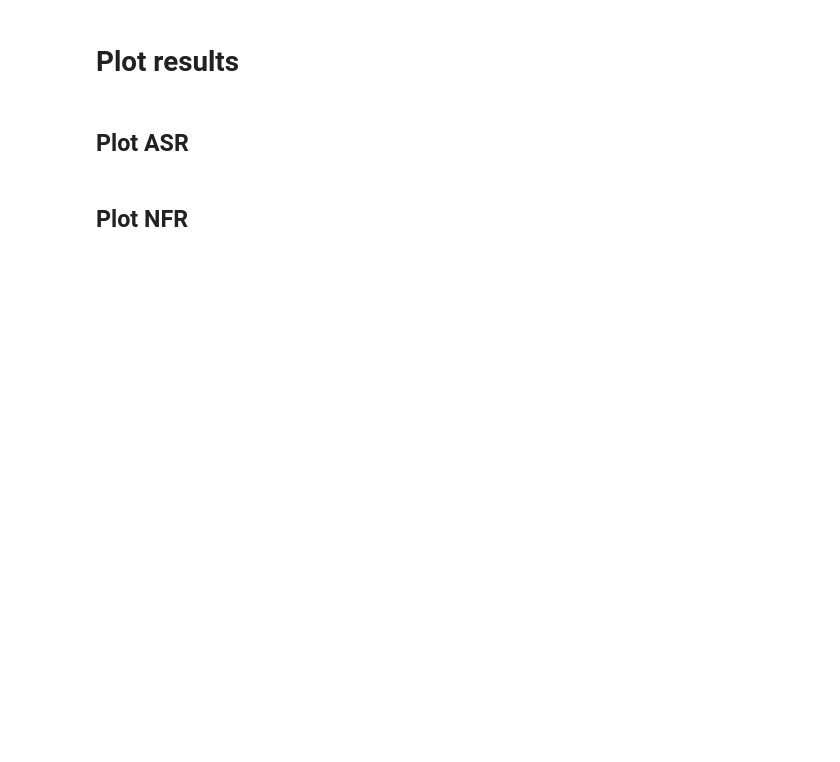
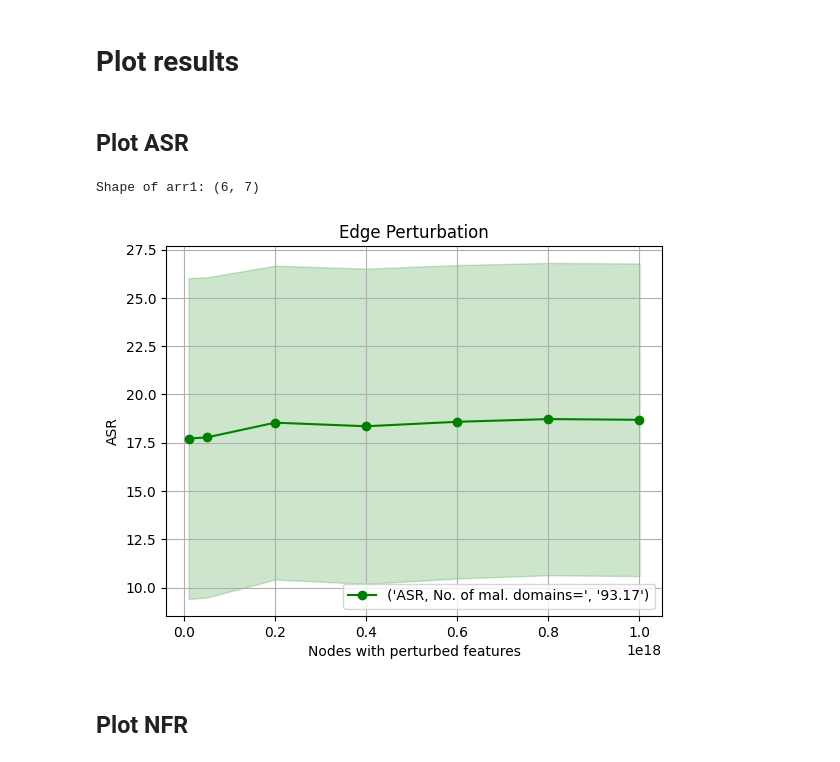
Before and after one commit to SucharithaPulamolu/mintA, a Jupyter notebook: DEMO_adj_2_sampled_DOMs.ipynb, the cells around one changed output. Drawn from its saved outputs; the diff is of its cells as text; code cells hidden in the pictures; blank space fills up the shorter version.

```diff
--- a/DEMO_adj_2_sampled_DOMs.ipynb
+++ b/DEMO_adj_2_sampled_DOMs.ipynb
@@ -39,12 +39,13 @@ from classes import extract_all_features_single
 # Routines
 # %%
 def confid_measures(arr_tri, Num):
-    arr_tri_mean=np.mean(arr_tri,axis=0)
-    std=np.std(arr_tri,axis=0)
+    arr_tri_mean=np.mean(arr_tri, axis=0)
+    std=np.std(arr_tri, axis=0)
     Z=1.960 # for 95 conf.
     upper=arr_tri_mean+Z*std/np.sqrt(Num)
     lower=arr_tri_mean-Z*std/np.sqrt(Num)
-    return np.sort(arr_tri_mean), np.sort(lower), np.sort(upper)
+    print("Shape of arr1:", arr1.shape)
+    return arr_tri_mean, lower, upper
 
 def find_my_soln(WW):
     ATA=np.dot(WW,WW.T)
@@ -333,13 +335,13 @@ import torch.nn as nn
 from torch_geometric.nn import GATConv, HeteroConv, Linear
 
 class HeteroGNN(torch.nn.Module):
-    def __init__(self, metadata, hidden_channels, out_channels, num_layers):
+    def __init__(self, metadata, hidden_channels, out_channels, num_layers, add_self_loops=False):
         super().__init__()
 
         self.convs = torch.nn.ModuleList()
         for _ in range(num_layers):
             conv = HeteroConv({
-                edge_type: GATConv((-1,-1), hidden_channels)
+                edge_type: GATConv((-1,-1), hidden_channels, add_self_loops=add_self_loops)
                 for edge_type in metadata[1]
             })
             self.convs.append(conv)
@@ -409,7 +417,7 @@ idx_train=np.arange(4000)
 # %%
 def one_trial():
     # init and a train a new model instance
-    dataset = DNS2('myGraph_datasets/DNS_eid_adv', transform=T.Compose([T.NormalizeFeatures(), T.ToUndirected()]), balance_gt=True)
+    dataset = DNS2('myGraph_datasets/DNS', transform=T.Compose([T.NormalizeFeatures(), T.ToUndirected()]), balance_gt=True)
     data = dataset[0]
     feats_new=torch.load('feats_new2.pt')
     data['domain_node'].x= feats_new[0:data.x_dict['domain_node'].shape[0],:]
@@ -426,7 +434,7 @@ def one_trial():
     A_adv=extract_As_jan(data, adv_nodes_test)
 
 
-    perf_arr=np.empty((7,0))
+    perf_arr=np.empty((6,0))
     val_nodes=np.array([1,5,20,40,60,80,100])
 
     # init and train a new clean model:
@@ -506,15 +514,15 @@ def one_trial():
         data.edge_index_dict2[('domain_node', 'apex', 'domain_node')]=temp2
         data=data.to(device)
         ASRgood, num_of_1_forced_to_0, num_of_1, ASRbad, num_of_0_forced_to_1, num_of_0=calc_ASR(data, adv_nodes_test, model0)
-        data=apply_defense(data, Atest)
+        #data=apply_defense(data, Atest)
 
 
-        ASRgood22, a, b, c, d, e=calc_ASR(data, adv_nodes, model0)
+        # ASRgood22, a, b, c, d, e=calc_ASR(data, adv_nodes, model0)
+        #
+        # temp_loss=ASRgood-ASRgood22
+        # print("ASR", ASRgood, "after", ASRgood22, "temp_loss", temp_loss)
 
-        temp_loss=ASRgood-ASRgood22
-        print("ASR", ASRgood, "after", ASRgood22, "temp_loss", temp_loss)
-
-        temp=np.array([ASRgood, num_of_1_forced_to_0, num_of_1, ASRbad, num_of_0_forced_to_1, num_of_0, ASRgood22]).reshape(-1,1)
+        temp=np.array([ASRgood, num_of_1_forced_to_0, num_of_1, ASRbad, num_of_0_forced_to_1, num_of_0]).reshape(-1,1)
         perf_arr = np.hstack((perf_arr, temp))
 
     return perf_arr
@@ -521,6 +549,6 @@ def one_trial():
 # %%
 Num=30
-res_arr=np.zeros((Num, 7,7))
+res_arr=np.zeros((Num, 6,7))
 for tri in range(Num):
     print(tri)
     g1=one_trial()
@@ -543,26 +589,29 @@ plt.rcParams['axes.labelweight'] = 'bold'
 # %%
 num_change_arr=val_nodes
 if not os.path.exists('RESULTS_adj2_sampled_doms'):
     os.makedirs('RESULTS_adj2_sampled_doms')
 plt.figure(facecolor='white')
 plt.title("Edge Perturbation")
 plt.xlabel("Nodes with perturbed features")
 plt.ylabel("ASR")
 
 # plot the ASR:
-m0, l0, u0=confid_measures(arr1[:,0,:], Num)
+m0, l0, u0=confid_measures(arr1, Num)
 plt.plot(val_nodes, m0,'-og', label=("ASR, No. of mal. domains=", '%.2f' % 93.17))
-plt.fill_between(num_change_arr, l0, u0, color='green', alpha=0.2)
+plt.fill_between(val_nodes, l0, u0, color='green', alpha=0.2)
 plt.grid()
 plt.legend(loc='lower right')
-plt.grid()
-plt.legend(loc='lower right')
-plt.grid()
+#plt.grid()
+#plt.legend(loc='lower right')
+#plt.grid()
 name='RESULTS_adj2_sampled_doms/asr_plot1_'+ str(Num)+'_trials_ras.png'
 plt.savefig(name, dpi=150)
 name='RESULTS_adj2_sampled_doms/asr_plot1_'+ str(Num)+'_trials_ras.pdf'
 plt.savefig(name, dpi=150)
 plt.show()
+# %% [output]
+Shape of arr1: (6, 7)
+[figure, added]
 # %% [markdown]
 ## Plot NFR
 # %%
```
Also changed, not shown: parts of 8 cells of this notebook, 3 other files.
